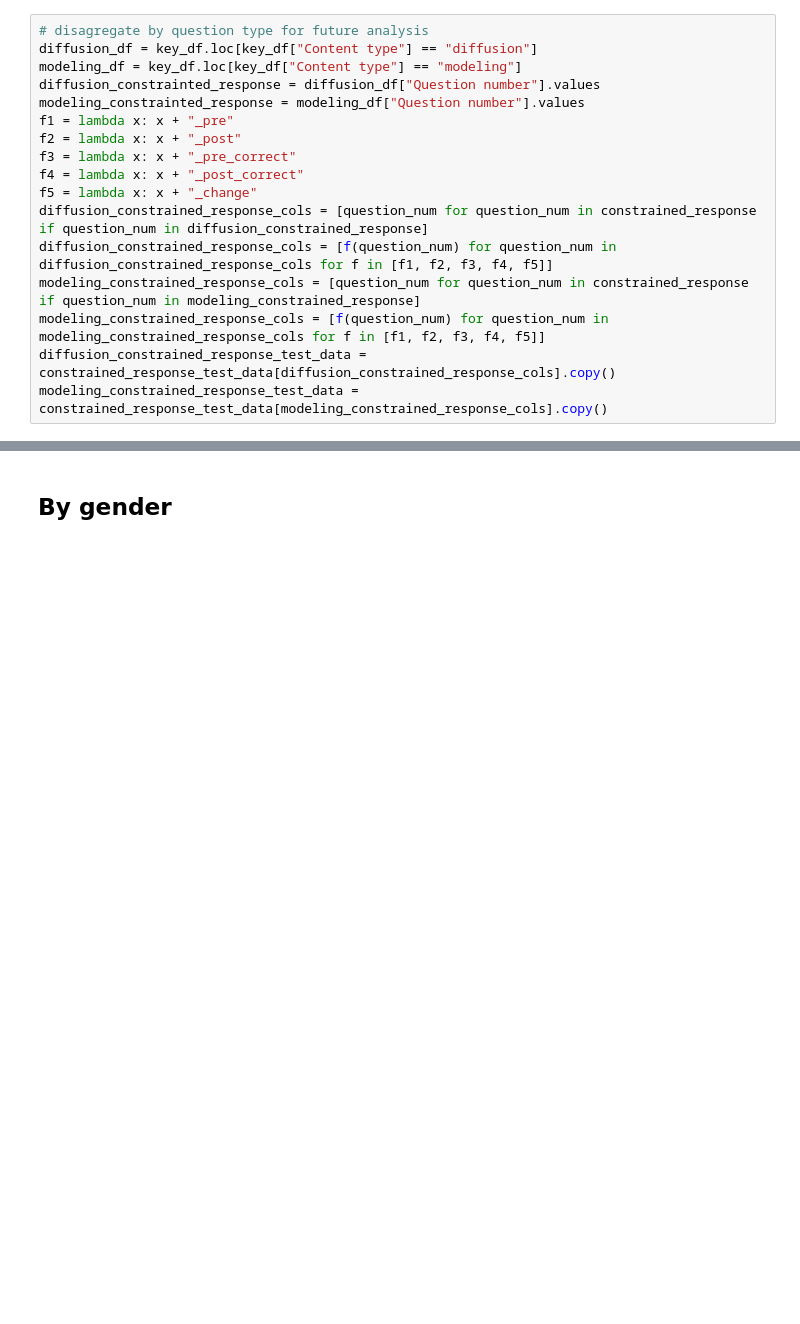
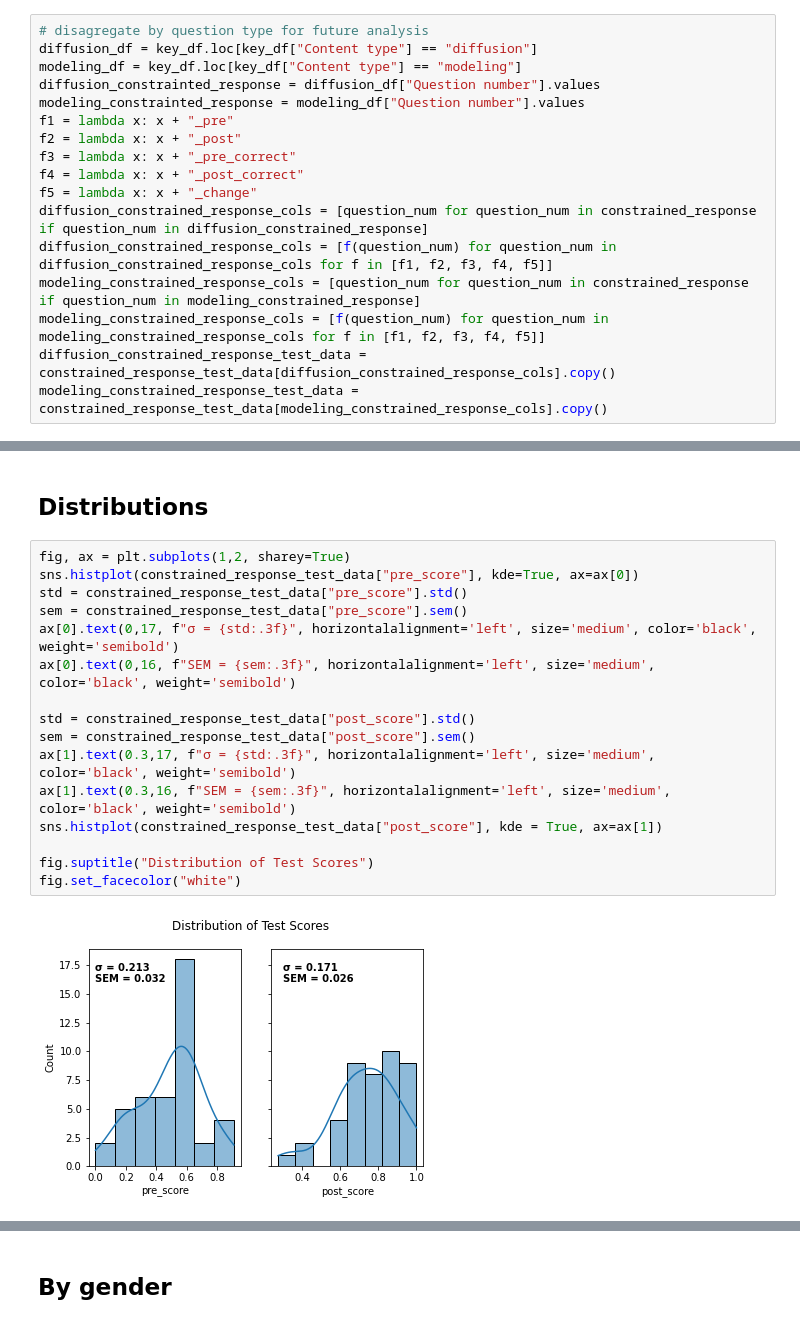
Before and after one commit to wolfj95/a2s_unit_1, a Jupyter notebook: unit_1_data_analysis.ipynb, the cells around one changed output, grey strips where cells are left out. Cells and saved outputs as stored; diff of their text form; blank space fills up the shorter version.

Commit message:
Add distributions

```diff
--- a/unit_1_data_analysis.ipynb
+++ b/unit_1_data_analysis.ipynb
@@ -155,0 +157,20 @@ plt.show()
+# %% [markdown]
+## Distributions
+# %%
+fig, ax = plt.subplots(1,2, sharey=True)
+sns.histplot(constrained_response_test_data["pre_score"], kde=True, ax=ax[0])
+std = constrained_response_test_data["pre_score"].std()
+sem = constrained_response_test_data["pre_score"].sem()
+ax[0].text(0,17, f"σ = {std:.3f}", horizontalalignment='left', size='medium', color='black', weight='semibold')
+ax[0].text(0,16, f"SEM = {sem:.3f}", horizontalalignment='left', size='medium', color='black', weight='semibold')
+
+std = constrained_response_test_data["post_score"].std()
+sem = constrained_response_test_data["post_score"].sem()
+ax[1].text(0.3,17, f"σ = {std:.3f}", horizontalalignment='left', size='medium', color='black', weight='semibold')
+ax[1].text(0.3,16, f"SEM = {sem:.3f}", horizontalalignment='left', size='medium', color='black', weight='semibold')
+sns.histplot(constrained_response_test_data["post_score"], kde = True, ax=ax[1])
+
+fig.suptitle("Distribution of Test Scores")
+fig.set_facecolor("white")
+# %% [output]
+[figure, added]
```
Also changed, not shown: parts of 12 cells of this notebook, 1 other file.
